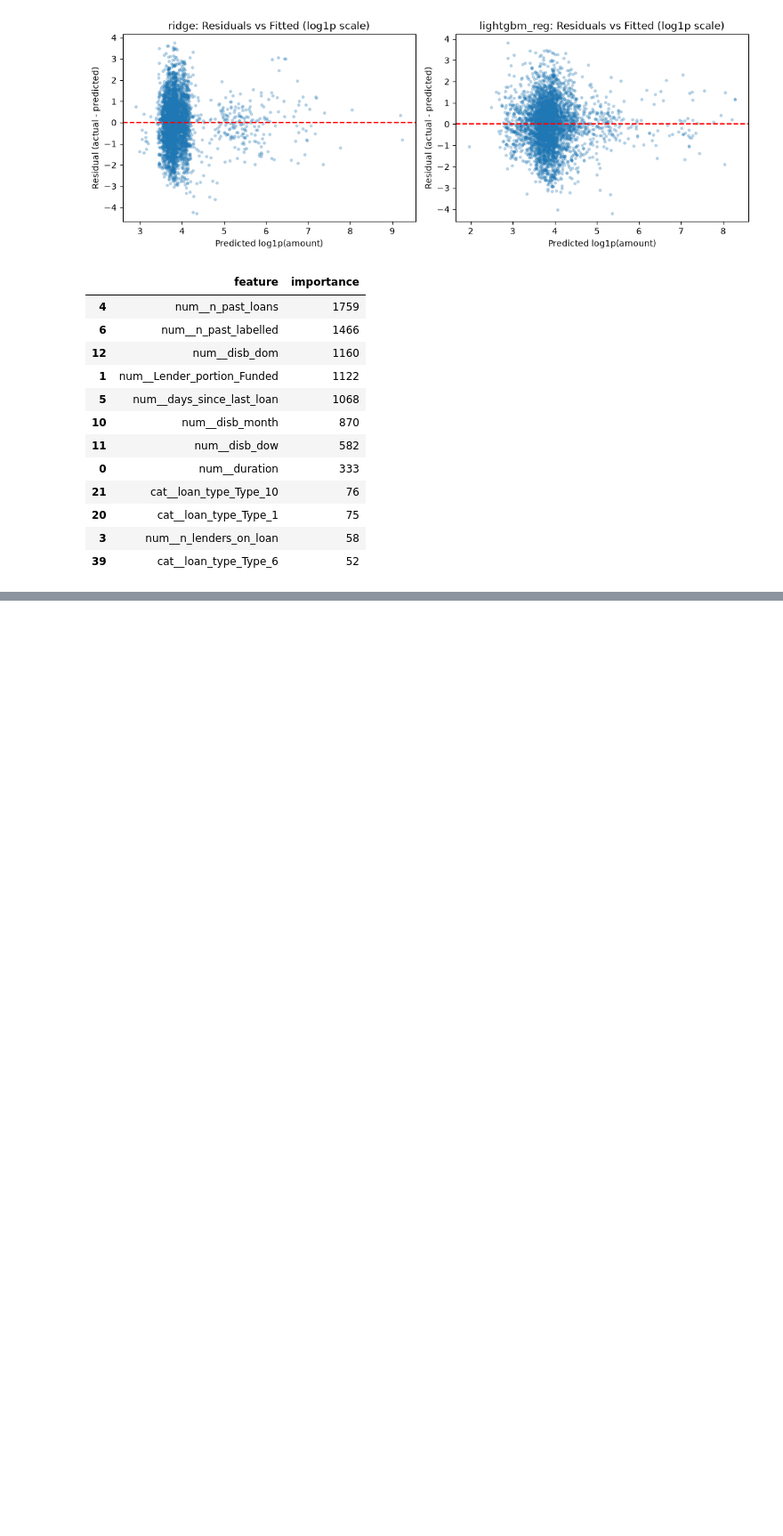
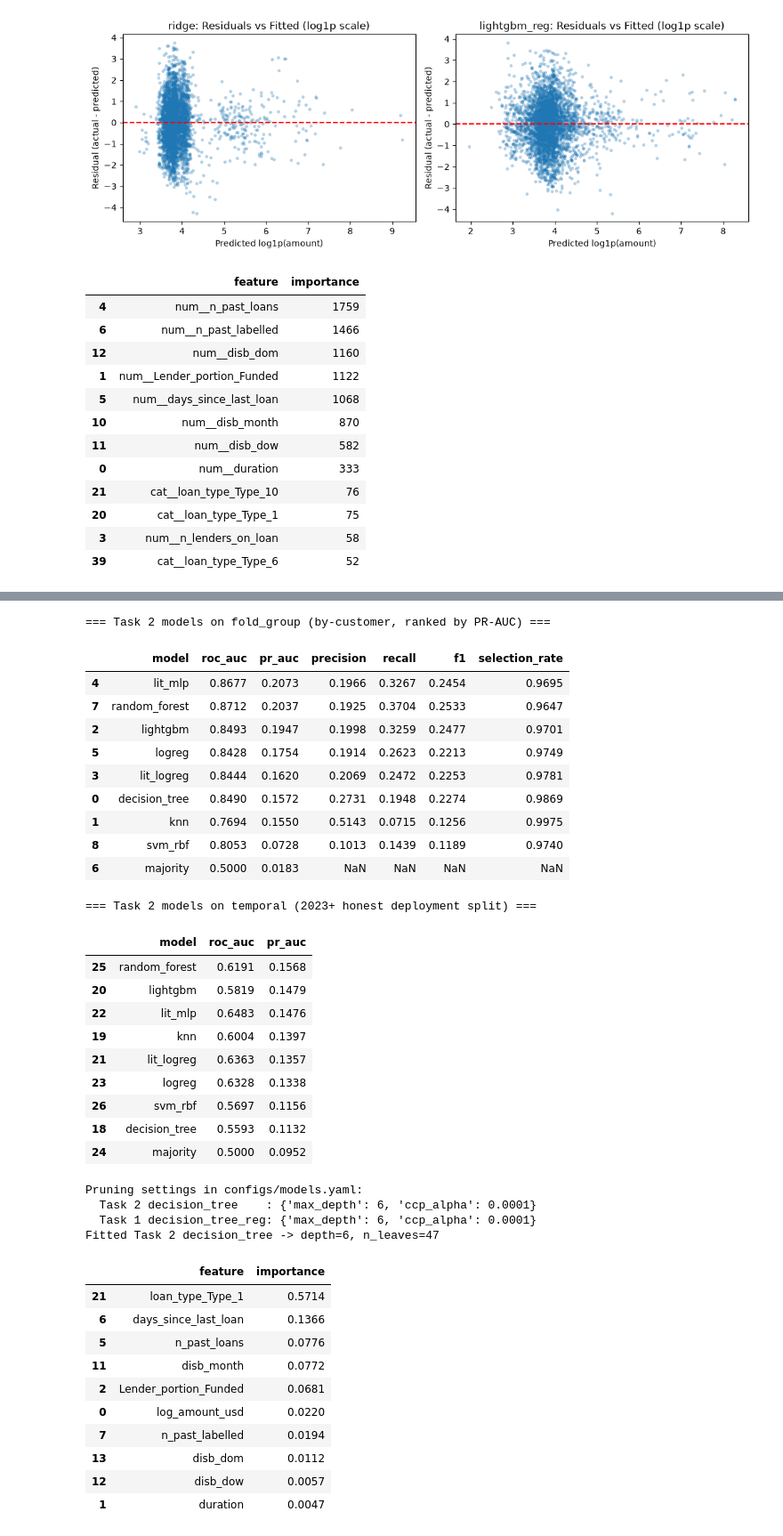
Before and after one commit to ASU-MICS-2028/mle-group-2-prosit-2, a Jupyter notebook: notebooks/03_regression.ipynb, the cells around one changed output, grey strips where cells are left out. Shown at 89% size. Cells and saved outputs as stored; diff of their text form; code cells hidden in the pictures; blank space fills up the shorter version.

```diff
--- a/notebooks/03_regression.ipynb
+++ b/notebooks/03_regression.ipynb
@@ -131,0 +136,72 @@ imp
+# %%
+from src.models import model_params
+
+t2_summary = pd.read_csv(C.TABLES / "task2_model_summary.csv")
+print("=== Task 2 models on fold_group (by-customer, ranked by PR-AUC) ===")
+cols = ["model", "roc_auc", "pr_auc", "precision", "recall", "f1", "selection_rate"]
+display(t2_summary[t2_summary["scheme"] == "fold_group"][cols].sort_values("pr_auc", ascending=False).round(4))
+
+print("=== Task 2 models on temporal (2023+ honest deployment split) ===")
+display(t2_summary[t2_summary["scheme"] == "temporal"][["model", "roc_auc", "pr_auc"]].sort_values("pr_auc", ascending=False).round(4))
+
+tree_cfg_t2 = model_params("decision_tree", "task2")
+tree_cfg_t1 = model_params("decision_tree_reg", "task1")
+print("Pruning settings in configs/models.yaml:")
+print("  Task 2 decision_tree    :", tree_cfg_t2)
+print("  Task 1 decision_tree_reg:", tree_cfg_t1)
+
+# Fit the pruned Task 2 decision_tree on Train to inspect depth, leaves, and top splits
+num_t2, cat_t2 = get_feature_lists("task2")
+pre_t2 = make_preprocessor("task2", sparse_output=False)
+X_tr2 = pre_t2.fit_transform(train_df[num_t2 + cat_t2])
+y_tr2 = train_df["target"].astype(int).to_numpy()
+dt_clf = build_estimator("decision_tree", task="task2").fit(X_tr2, y_tr2)
+print(f"Fitted Task 2 decision_tree -> depth={dt_clf.get_depth()}, n_leaves={dt_clf.get_n_leaves()}")
+dt_imp = (
+    pd.DataFrame({
+        "feature": [n.split("__", 1)[-1] for n in pre_t2.get_feature_names_out()],
+        "importance": dt_clf.feature_importances_,
+    })
+    .query("importance > 0")
+    .sort_values("importance", ascending=False)
+    .head(10)
+)
+display(dt_imp.round(4))
+# %% [output]
+=== Task 2 models on fold_group (by-customer, ranked by PR-AUC) ===
+|  | model | roc_auc | pr_auc | precision | recall | f1 | selection_rate |
+| 4 | lit_mlp | 0.8677 | 0.2073 | 0.1966 | 0.3267 | 0.2454 | 0.9695 |
+| 7 | random_forest | 0.8712 | 0.2037 | 0.1925 | 0.3704 | 0.2533 | 0.9647 |
+| 2 | lightgbm | 0.8493 | 0.1947 | 0.1998 | 0.3259 | 0.2477 | 0.9701 |
+| 5 | logreg | 0.8428 | 0.1754 | 0.1914 | 0.2623 | 0.2213 | 0.9749 |
+| 3 | lit_logreg | 0.8444 | 0.1620 | 0.2069 | 0.2472 | 0.2253 | 0.9781 |
+| 0 | decision_tree | 0.8490 | 0.1572 | 0.2731 | 0.1948 | 0.2274 | 0.9869 |
+| 1 | knn | 0.7694 | 0.1550 | 0.5143 | 0.0715 | 0.1256 | 0.9975 |
+| 8 | svm_rbf | 0.8053 | 0.0728 | 0.1013 | 0.1439 | 0.1189 | 0.9740 |
+| 6 | majority | 0.5000 | 0.0183 | NaN | NaN | NaN | NaN |
+=== Task 2 models on temporal (2023+ honest deployment split) ===
+|  | model | roc_auc | pr_auc |
+| 25 | random_forest | 0.6191 | 0.1568 |
+| 20 | lightgbm | 0.5819 | 0.1479 |
+| 22 | lit_mlp | 0.6483 | 0.1476 |
+| 19 | knn | 0.6004 | 0.1397 |
+| 21 | lit_logreg | 0.6363 | 0.1357 |
+| 23 | logreg | 0.6328 | 0.1338 |
+| 26 | svm_rbf | 0.5697 | 0.1156 |
+| 18 | decision_tree | 0.5593 | 0.1132 |
+| 24 | majority | 0.5000 | 0.0952 |
+Pruning settings in configs/models.yaml:
+  Task 2 decision_tree    : {'max_depth': 6, 'ccp_alpha': 0.0001}
+  Task 1 decision_tree_reg: {'max_depth': 6, 'ccp_alpha': 0.0001}
+Fitted Task 2 decision_tree -> depth=6, n_leaves=47
+|  | feature | importance |
+| 21 | loan_type_Type_1 | 0.5714 |
+| 6 | days_since_last_loan | 0.1366 |
+| 5 | n_past_loans | 0.0776 |
+| 11 | disb_month | 0.0772 |
+| 2 | Lender_portion_Funded | 0.0681 |
+| 0 | log_amount_usd | 0.0220 |
+| 7 | n_past_labelled | 0.0194 |
+| 13 | disb_dom | 0.0112 |
+| 12 | disb_dow | 0.0057 |
+| 1 | duration | 0.0047 |
```
Also changed, not shown: parts of 7 cells of this notebook, 5 other files.
